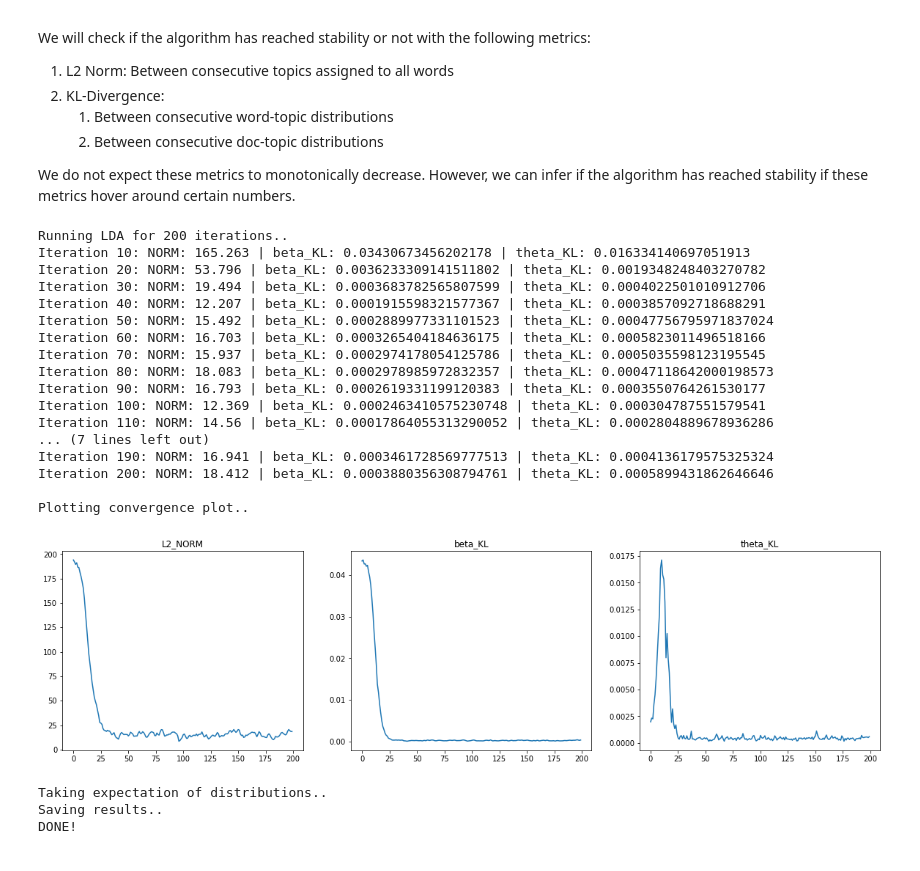
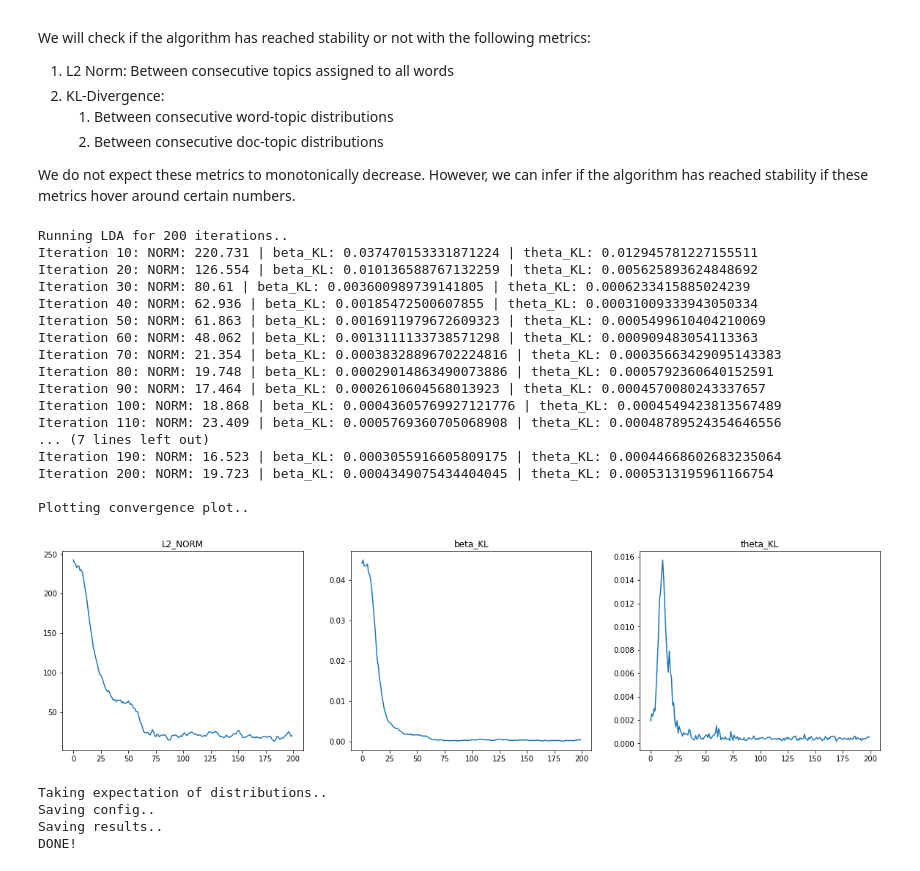
Before and after one commit to rajatguptakgp/practical_machine_learning, a Jupyter notebook: latent_dirichlet_distribution_pt1.ipynb, the cells around one changed output. Cells and saved outputs as stored; diff of their text form; code cells hidden in the pictures.

```diff
--- a/latent_dirichlet_distribution_pt1.ipynb
+++ b/latent_dirichlet_distribution_pt1.ipynb
@@ -35,13 +35,12 @@ We will divide the learning on LDA in two parts:
 
 In this notebook, we will focus on the 1st part - estimating topic distributions and saving them for the second notebook.
 # %%
-# info
-
+# config
 # number of iterations to run LDA
 n_iters = 200
 
 # number of documents to consider
-n_docs = 10
+n_docs = 15
 
 # number of topics
 n_topics = 5
@@ -354,6 +353,19 @@ def get_final_distributions(resulting_topic_assignments):
     avg_theta = dict(zip(docs, (sum(map(lambda x: np.array(list(x.values())), thetas)) / len(thetas)).tolist()))
     return avg_beta, avg_theta
 # %%
+def save_config():
+    config = {}
+    config['n_iters'] = n_iters
+    config['n_docs'] = n_docs
+    config['n_topics'] = n_topics
+    config['eta'] = eta
+    config['alpha'] = alpha
+    config['burnin_period_frac'] = burnin_period_frac
+    config['seed'] = seed
+
+    with open('config.json','w') as f:
+        json.dump(config, f, indent=4)
+
 def save_distributions(avg_beta, avg_theta):
     with open('word_topic_distributions.json','w') as f:
         json.dump(avg_beta, f, indent=4)
@@ -362,35 +374,39 @@ def save_distributions(avg_beta, avg_theta):
 # %%
 print(f'Running LDA for {n_iters} iterations..')
 resulting_topic_assignments, L2_NORM, BETA_KL, THETA_KL = run_LDA(processed_docs, n_topics, burnin_period_frac, n_iters, seed)
 
 print('\nPlotting convergence plot..')
 plotting(L2_NORM, BETA_KL, THETA_KL)
 
 print('Taking expectation of distributions..')
 avg_beta, avg_theta = get_final_distributions(resulting_topic_assignments)
 
+print('Saving config..')
+save_config()
+
 print('Saving results..')
 save_distributions(avg_beta, avg_theta)
 print('DONE!')
 # %% [output]
 Running LDA for 200 iterations..
-Iteration 10: NORM: 165.263 | beta_KL: 0.03430673456202178 | theta_KL: 0.016334140697051913
-Iteration 20: NORM: 53.796 | beta_KL: 0.0036233309141511802 | theta_KL: 0.0019348248403270782
-Iteration 30: NORM: 19.494 | beta_KL: 0.0003683782565807599 | theta_KL: 0.0004022501010912706
-Iteration 40: NORM: 12.207 | beta_KL: 0.0001915598321577367 | theta_KL: 0.0003857092718688291
-Iteration 50: NORM: 15.492 | beta_KL: 0.0002889977331101523 | theta_KL: 0.00047756795971837024
-Iteration 60: NORM: 16.703 | beta_KL: 0.0003265404184636175 | theta_KL: 0.0005823011496518166
-Iteration 70: NORM: 15.937 | beta_KL: 0.0002974178054125786 | theta_KL: 0.0005035598123195545
-Iteration 80: NORM: 18.083 | beta_KL: 0.0002978985972832357 | theta_KL: 0.00047118642000198573
-Iteration 90: NORM: 16.793 | beta_KL: 0.0002619331199120383 | theta_KL: 0.0003550764261530177
-Iteration 100: NORM: 12.369 | beta_KL: 0.0002463410575230748 | theta_KL: 0.000304787551579541
-Iteration 110: NORM: 14.56 | beta_KL: 0.00017864055313290052 | theta_KL: 0.0002804889678936286
+Iteration 10: NORM: 220.731 | beta_KL: 0.037470153331871224 | theta_KL: 0.012945781227155511
+Iteration 20: NORM: 126.554 | beta_KL: 0.010136588767132259 | theta_KL: 0.005625893624848692
+Iteration 30: NORM: 80.61 | beta_KL: 0.003600989739141805 | theta_KL: 0.0006233415885024239
+Iteration 40: NORM: 62.936 | beta_KL: 0.00185472500607855 | theta_KL: 0.00031009333943050334
+Iteration 50: NORM: 61.863 | beta_KL: 0.0016911979672609323 | theta_KL: 0.0005499610404210069
+Iteration 60: NORM: 48.062 | beta_KL: 0.0013111133738571298 | theta_KL: 0.000909483054113363
+Iteration 70: NORM: 21.354 | beta_KL: 0.00038328896702224816 | theta_KL: 0.00035663429095143383
+Iteration 80: NORM: 19.748 | beta_KL: 0.00029014863490073886 | theta_KL: 0.0005792360640152591
+Iteration 90: NORM: 17.464 | beta_KL: 0.0002610604568013923 | theta_KL: 0.0004570080243337657
+Iteration 100: NORM: 18.868 | beta_KL: 0.00043605769927121776 | theta_KL: 0.0004549423813567489
+Iteration 110: NORM: 23.409 | beta_KL: 0.0005769360705068908 | theta_KL: 0.00048789524354646556
 ... (7 lines left out)
-Iteration 190: NORM: 16.941 | beta_KL: 0.0003461728569777513 | theta_KL: 0.0004136179575325324
-Iteration 200: NORM: 18.412 | beta_KL: 0.0003880356308794761 | theta_KL: 0.0005899431862646646
+Iteration 190: NORM: 16.523 | beta_KL: 0.0003055916605809175 | theta_KL: 0.00044668602683235064
+Iteration 200: NORM: 19.723 | beta_KL: 0.0004349075434404045 | theta_KL: 0.0005313195961166754
 
 Plotting convergence plot..
-[figure, old version]
+[figure, new version]
 Taking expectation of distributions..
+Saving config..
 Saving results..
 DONE!
```
Also changed, not shown: parts of 1 cell of this notebook, 1 other file.
